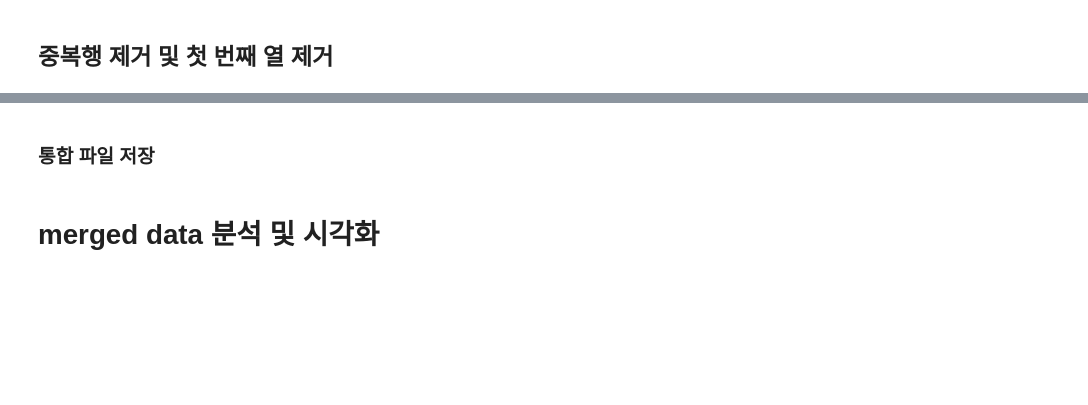
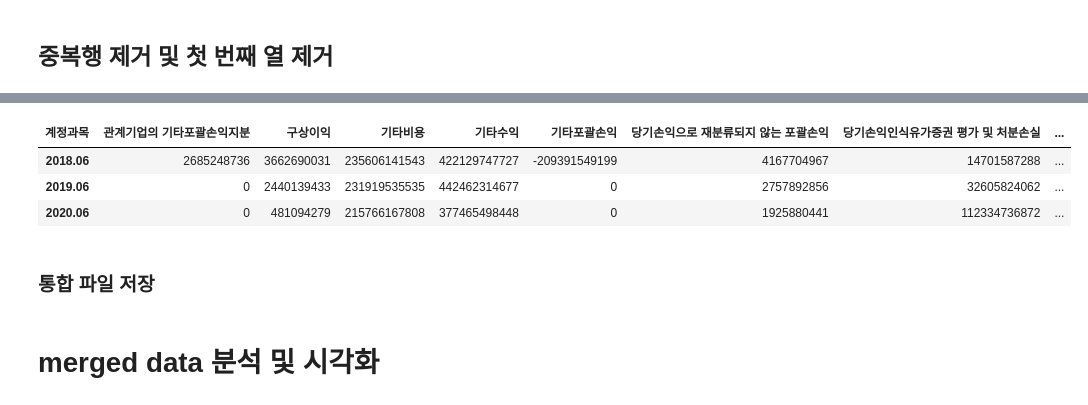
Before and after one commit to actpjk/python_workspace, a Jupyter notebook: Project/Project4_DART_API/DART_API.ipynb, the cells around one changed output, grey strips where cells are left out. Drawn from its saved outputs; the diff is of its cells as text; code cells hidden in the pictures; blank space fills up the shorter version.

```diff
--- a/Project/Project4_DART_API/DART_API.ipynb
+++ b/Project/Project4_DART_API/DART_API.ipynb
@@ -227,0 +264,20 @@ Name: 영업이익, dtype: object
+# %%
+def str_to_int(x):
+    if isinstance(x, str):
+        x = x.replace('-','0')
+        x = x.replace('(','-')
+        x = x.replace(')','')
+        x = x.replace(',','')
+        x = int(x)
+    return x
+# %%
+df_join_t = df_join_dup.T.fillna(0)
+for i in range(len(df_join_t.index)):
+    df_join_t.iloc[i] = df_join_t.iloc[i].apply(str_to_int)
+# %%
+df_join_t = df_join_t / 1000000
+# %% [output]
+| 계정과목 | 관계기업의 기타포괄손익지분 | 구상이익 | 기타비용 | 기타수익 | 기타포괄손익 | 당기손익으로 재분류되지 않는 포괄손익 | 당기손익인식유가증권 평가 및 처분손실 | ... |
+| 2018.06 | 2685248736 | 3662690031 | 235606141543 | 422129747727 | -209391549199 | 4167704967 | 14701587288 | ... |
+| 2019.06 | 0 | 2440139433 | 231919535535 | 442462314677 | 0 | 2757892856 | 32605824062 | ... |
+| 2020.06 | 0 | 481094279 | 215766167808 | 377465498448 | 0 | 1925880441 | 112334736872 | ... |
```
Also changed, not shown: parts of 46 cells of this notebook, 5 other files.
